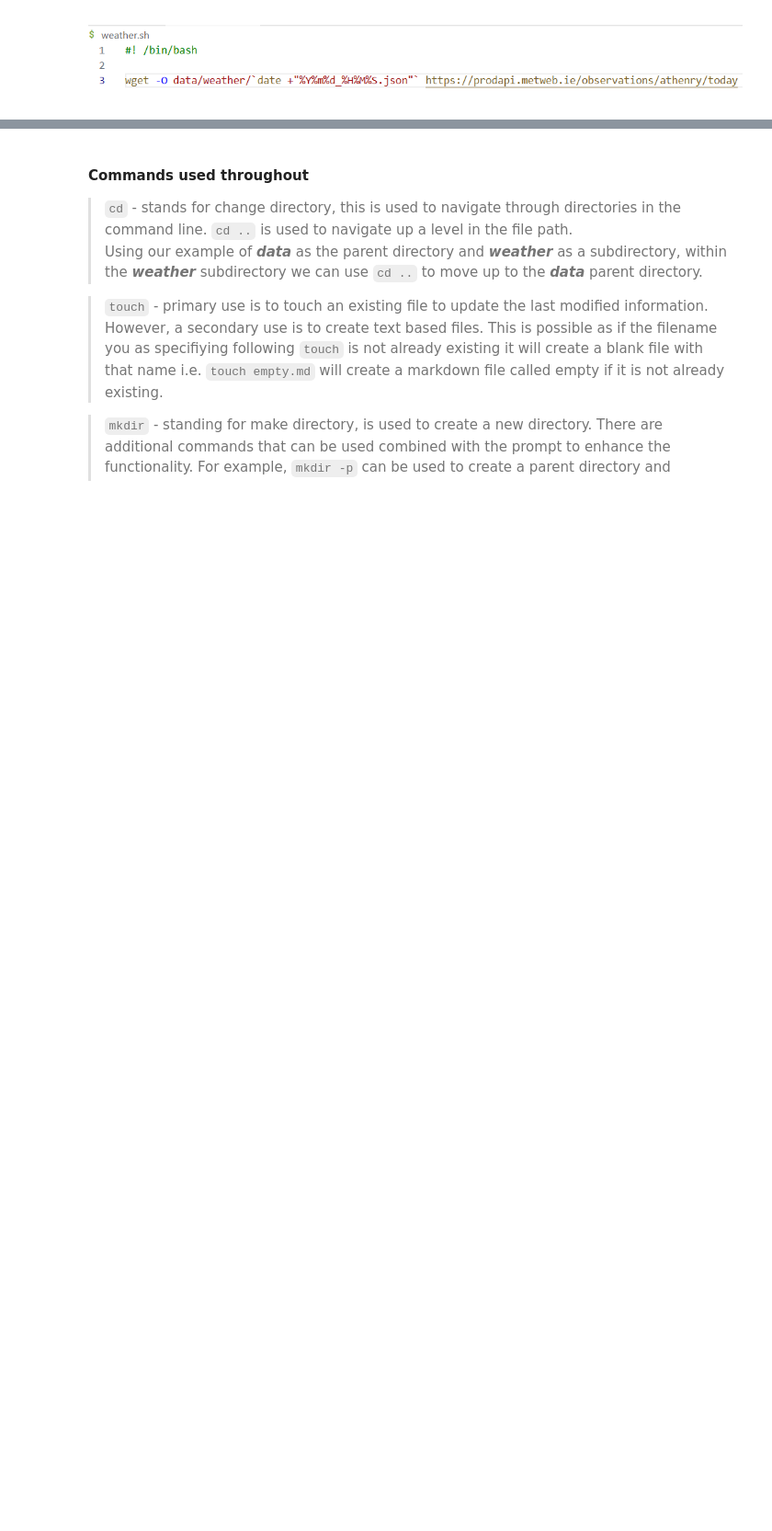
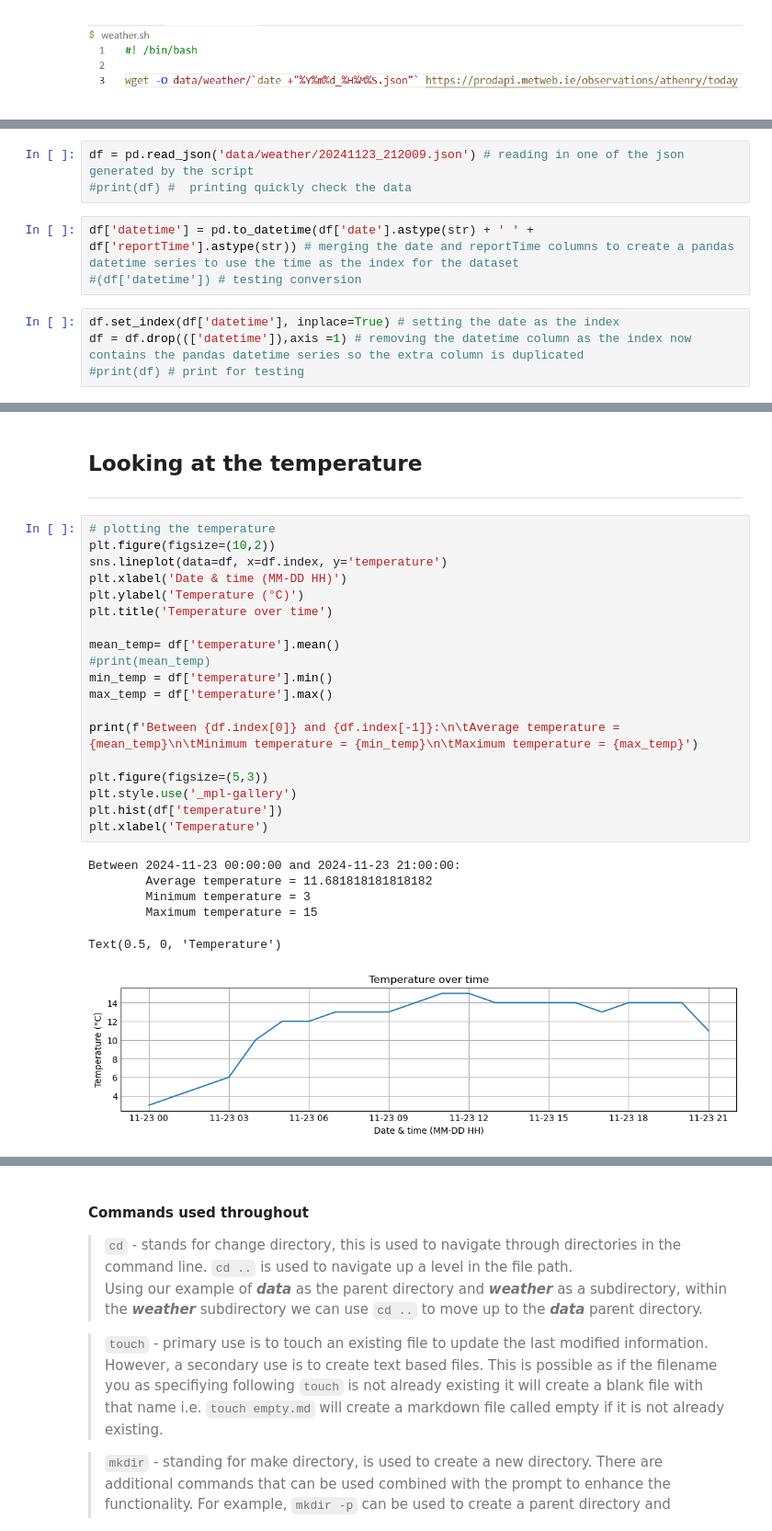
Before and after one commit to Ange-Dvs/computer_infrastructure_assessment, a Jupyter notebook: weather.ipynb, the cells around one changed output, grey strips where cells are left out. Shown at 92% size. Saved outputs shown, nothing was run; the diff lists cells and outputs as text; blank space fills up the shorter version.

Commit message:
Section summarizing and reviewing the data from one of the files added to the notebook

```diff
--- a/weather.ipynb
+++ b/weather.ipynb
@@ -105,0 +128,10 @@ To test this the script was triggered using the command ``./weather.sh``. The te
+# %%
+df = pd.read_json('data/weather/20241123_212009.json') # reading in one of the json generated by the script
+#print(df) #  printing quickly check the data
+# %%
+df['datetime'] = pd.to_datetime(df['date'].astype(str) + ' ' + df['reportTime'].astype(str)) # merging the date and reportTime columns to create a pandas datetime series to use the time as the index for the dataset
+#(df['datetime']) # testing conversion
+# %%
+df.set_index(df['datetime'], inplace=True) # setting the date as the index
+df = df.drop((['datetime']),axis =1) # removing the datetime column as the index now contains the pandas datetime series so the extra column is duplicated
+#print(df) # print for testing
@@ -105,0 +151,29 @@ To test this the script was triggered using the command ``./weather.sh``. The te
+# %% [markdown]
+## Looking at the temperature
+***
+# %%
+# plotting the temperature
+plt.figure(figsize=(10,2))
+sns.lineplot(data=df, x=df.index, y='temperature')
+plt.xlabel('Date & time (MM-DD HH)')
+plt.ylabel('Temperature (°C)')
+plt.title('Temperature over time')
+
+mean_temp= df['temperature'].mean()
+#print(mean_temp)
+min_temp = df['temperature'].min()
+max_temp = df['temperature'].max()
+
+print(f'Between {df.index[0]} and {df.index[-1]}:\n\tAverage temperature = {mean_temp}\n\tMinimum temperature = {min_temp}\n\tMaximum temperature = {max_temp}')
+
+plt.figure(figsize=(5,3))
+plt.style.use('_mpl-gallery')
+plt.hist(df['temperature'])
+plt.xlabel('Temperature')
+# %% [output]
+Between 2024-11-23 00:00:00 and 2024-11-23 21:00:00:
+        Average temperature = 11.681818181818182
+        Minimum temperature = 3
+        Maximum temperature = 15
+Text(0.5, 0, 'Temperature')
+[figure, added]
```
Also changed, not shown: parts of 16 cells of this notebook, 1 other file.
